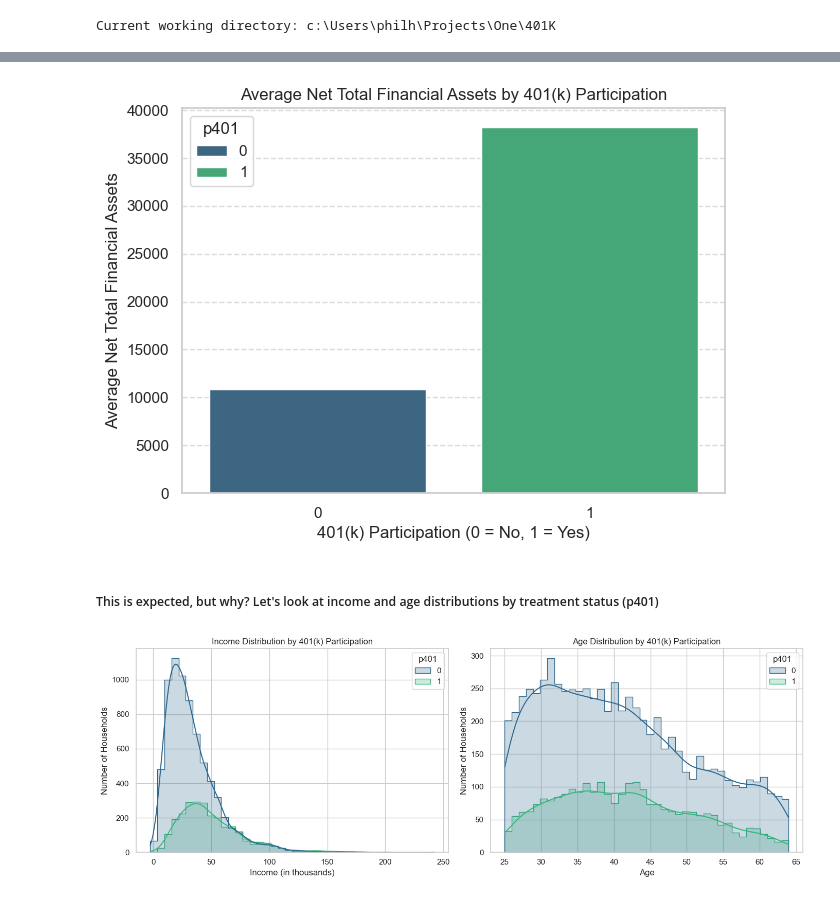
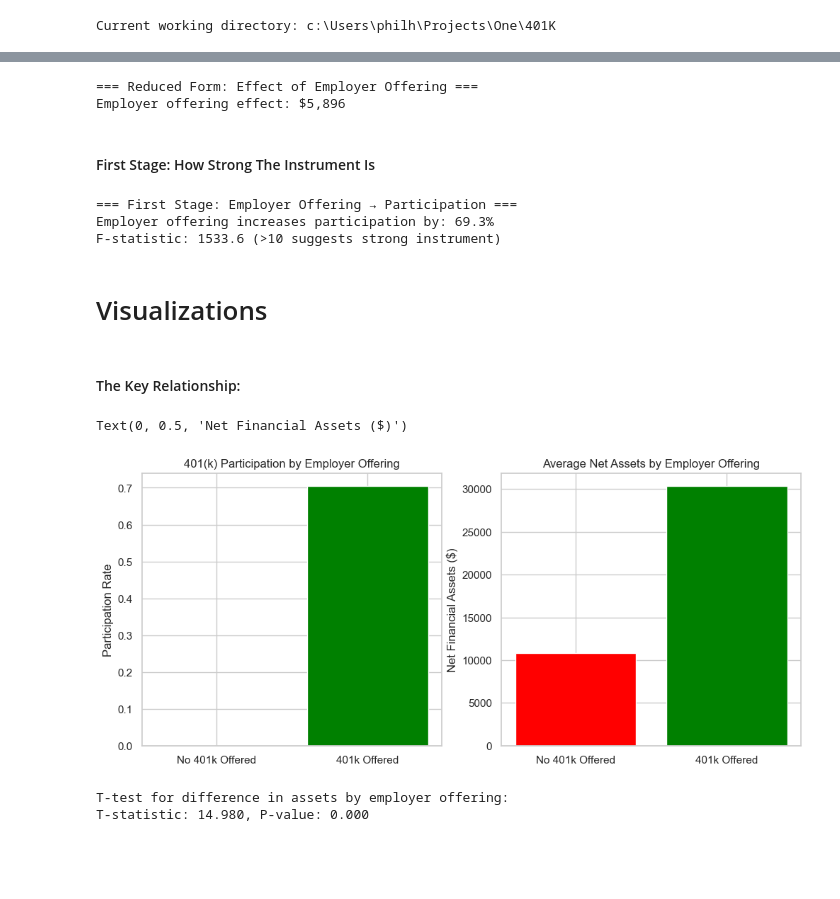
Before and after one commit to mindphil/Causal-Inference-Data-Analyses, a Jupyter notebook: 401K/401k.ipynb, the cells around one changed output, grey strips where cells are left out. Cells and saved outputs as stored; diff of their text form; code cells hidden in the pictures; blank space fills up the shorter version.

Commit message:
better stats presentation, but not good organization

```diff
--- a/401K/401k.ipynb
+++ b/401K/401k.ipynb
@@ -112,33 +182,55 @@ plt.show()
+# %%
+print("=== Reduced Form: Effect of Employer Offering ===")
+X_reduced = df[["e401", "age", "inc", "educ", "fsize", "db", "marr", "twoearn", "pira", "hown"]]
+X_reduced = sm.add_constant(X_reduced)
+model_reduced = sm.OLS(df["net_tfa"], X_reduced).fit()
+print(f"Employer offering effect: ${model_reduced.params['e401']:,.0f}")
+# %% [output]
+=== Reduced Form: Effect of Employer Offering ===
+Employer offering effect: $5,896
+# %% [markdown]
+#### First Stage: How Strong The Instrument Is
+# %%
+print("=== First Stage: Employer Offering → Participation ===")
+model_first = sm.OLS(df["p401"], X_reduced).fit()
+print(f"Employer offering increases participation by: {model_first.params['e401']:.1%}")
+print(f"F-statistic: {model_first.fvalue:.1f} (>10 suggests strong instrument)")
+# %% [output]
+=== First Stage: Employer Offering → Participation ===
+Employer offering increases participation by: 69.3%
+F-statistic: 1533.6 (>10 suggests strong instrument)
+# %% [markdown]
+# Visualizations
+# %% [markdown]
+#### The Key Relationship:
 # %%
-# differences in net_tfa by 401k participation
-avg_net_tfa = df.groupby('p401')['net_tfa'].mean().reset_index()
-sns.barplot(x='p401', y='net_tfa', data=avg_net_tfa, palette='viridis', hue = 'p401')
-plt.title('Average Net Total Financial Assets by 401(k) Participation')
-plt.xlabel('401(k) Participation (0 = No, 1 = Yes)')
-plt.ylabel('Average Net Total Financial Assets')
-plt.grid(axis='y', linestyle='--', alpha=0.7)
-plt.show()
+fig, axes = plt.subplots(1, 2, figsize=(12, 5))
+
+# Plot 1: Participation rates by offering
+offer_participation = df.groupby('e401')['p401'].mean()
+axes[0].bar(['No 401k Offered', '401k Offered'], offer_participation, color=['red', 'green'])
+axes[0].set_title('401(k) Participation by Employer Offering')
+axes[0].set_ylabel('Participation Rate')
+
+# Plot 2: Average assets by offering (reduced form)
+offer_assets = df.groupby('e401')['net_tfa'].mean()
+axes[1].bar(['No 401k Offered', '401k Offered'], offer_assets, color=['red', 'green'])
+axes[1].set_title('Average Net Assets by Employer Offering')
+axes[1].set_ylabel('Net Financial Assets ($)')
 # %% [output]
+Text(0, 0.5, 'Net Financial Assets ($)')
-[figure, old version]
+[figure, new version]
-# %% [markdown]
-##### This is expected, but why? Let's look at income and age distributions by treatment status (p401)
 # %%
-fig, axes = plt.subplots(1, 2, figsize=(14, 5))
+# statistical tests
+from scipy import stats
 
-# Income distribution by 401(k) participation
-sns.histplot(data=df, x=df['inc']/1000, hue='p401', bins=40, kde=True, ax=axes[0], palette='viridis', element='step')
-axes[0].set_title('Income Distribution by 401(k) Participation')
-axes[0].set_xlabel('Income (in thousands)')
-axes[0].set_ylabel('Number of Households')
-axes[0].xaxis.set_major_formatter(mticker.StrMethodFormatter('{x:,.0f}'))
-
-# Age distribution by 401(k) participation
-sns.histplot(data=df, x='age', hue='p401', bins=40, kde=True, ax=axes[1], palette='viridis', element='step')
-axes[1].set_title('Age Distribution by 401(k) Participation')
-axes[1].set_xlabel('Age')
-axes[1].set_ylabel('Number of Households')
-
-plt.tight_layout()
-plt.show()
+# Test for differences in means
+statistic, p_value = stats.ttest_ind(
+    df[df['e401']==1]['net_tfa'],
+    df[df['e401']==0]['net_tfa']
+)
+print(f"T-test for difference in assets by employer offering:")
+print(f"T-statistic: {statistic:.3f}, P-value: {p_value:.3f}")
 # %% [output]
-[figure, removed]
+T-test for difference in assets by employer offering:
+T-statistic: 14.980, P-value: 0.000
```
Also changed, not shown: parts of 19 cells of this notebook.
